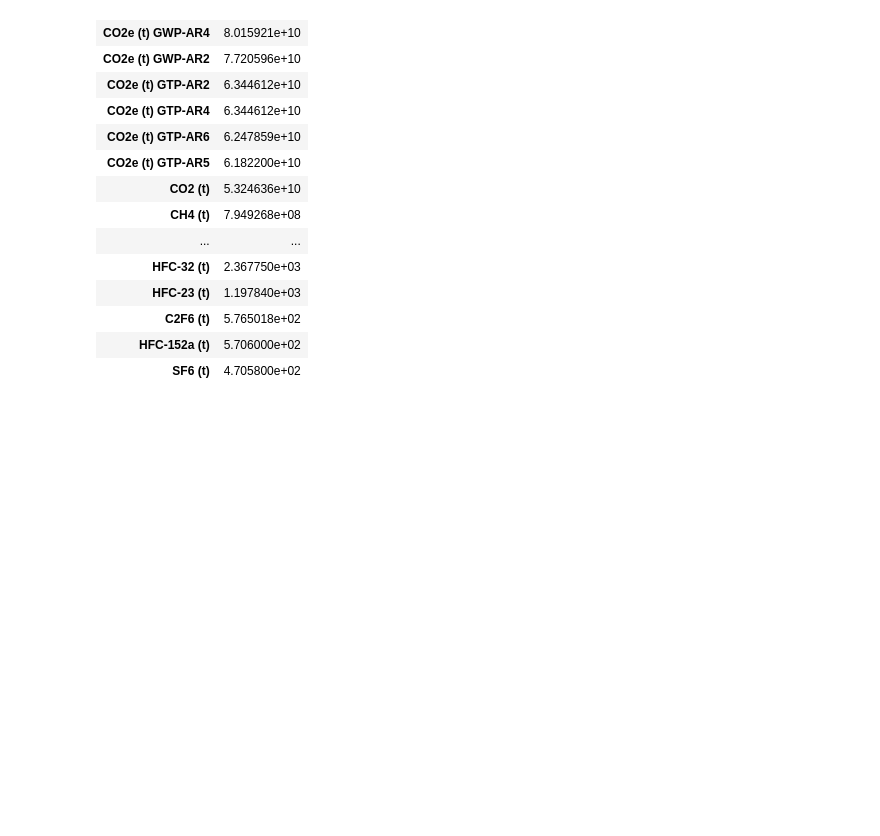
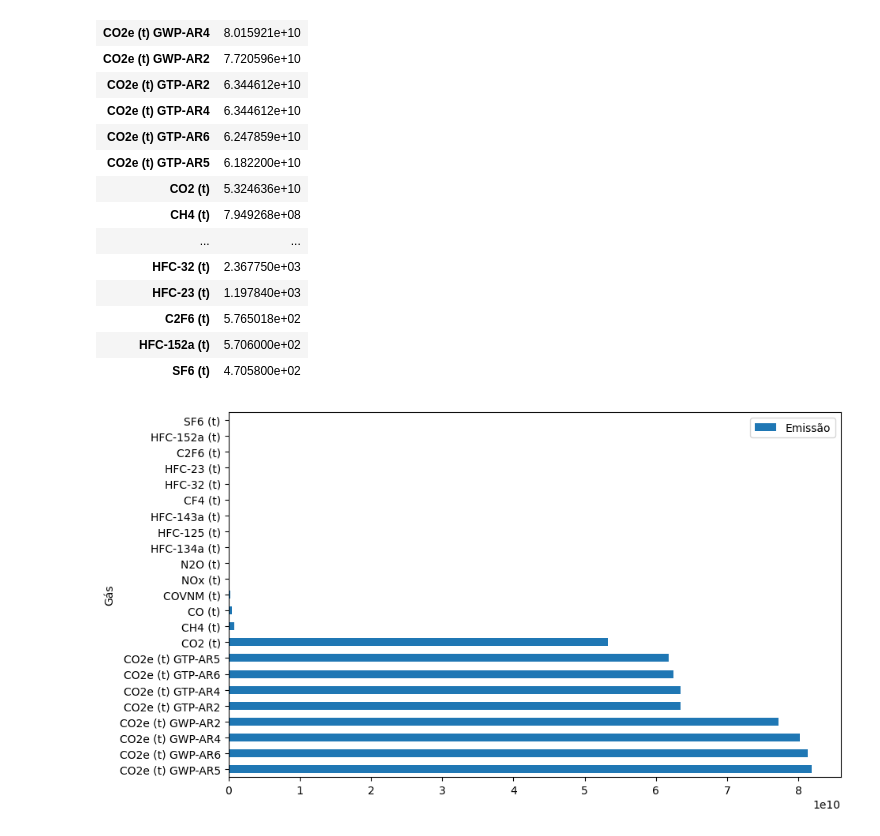
Before and after one commit to maarantesfazenda/python_datascience_alura, a Jupyter notebook: Pandas_Selecionando_e_Agrupando_Dados.ipynb, the cells around one changed output. Saved outputs shown, nothing was run; the diff lists cells and outputs as text; code cells hidden in the pictures; blank space fills up the shorter version.

```diff
--- a/Pandas_Selecionando_e_Agrupando_Dados.ipynb
+++ b/Pandas_Selecionando_e_Agrupando_Dados.ipynb
@@ -351,3 +351,7 @@ emissao_por_gas
 | C2F6 (t) | 5.765018e+02 |
 | HFC-152a (t) | 5.706000e+02 |
 | SF6 (t) | 4.705800e+02 |
+# %%
+emissao_por_gas.plot(kind='barh', figsize=(10,6));
+# %% [output]
+[figure, added]
```
Also changed, not shown: parts of 24 cells of this notebook.
